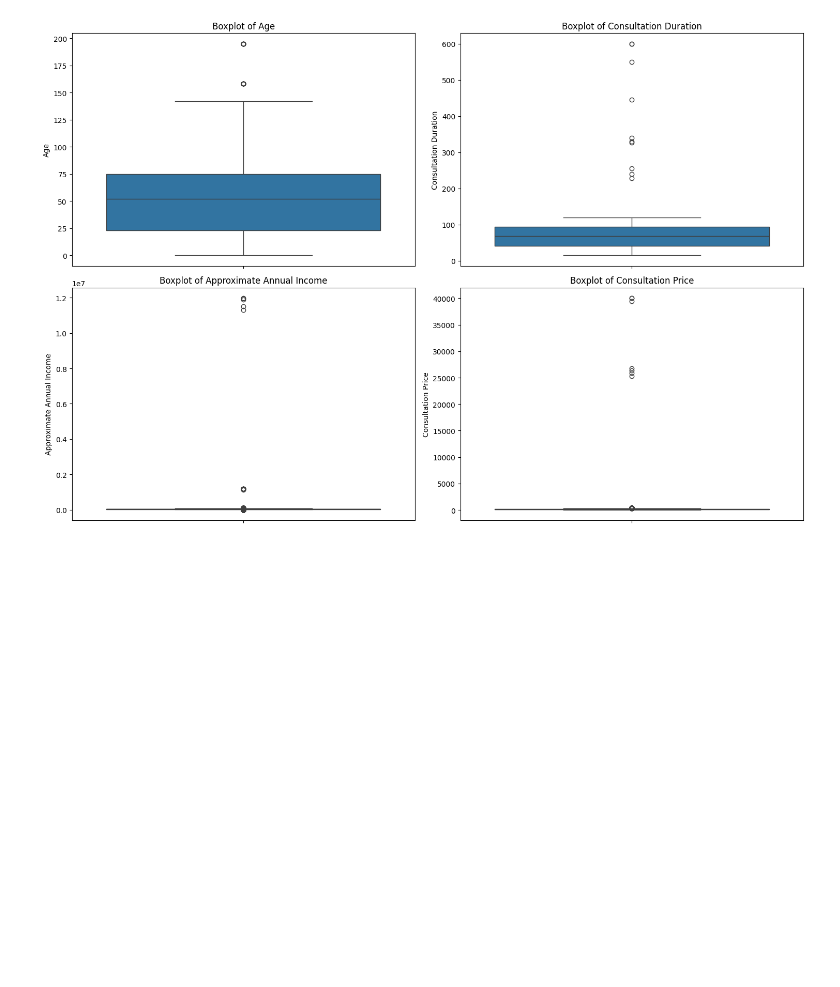
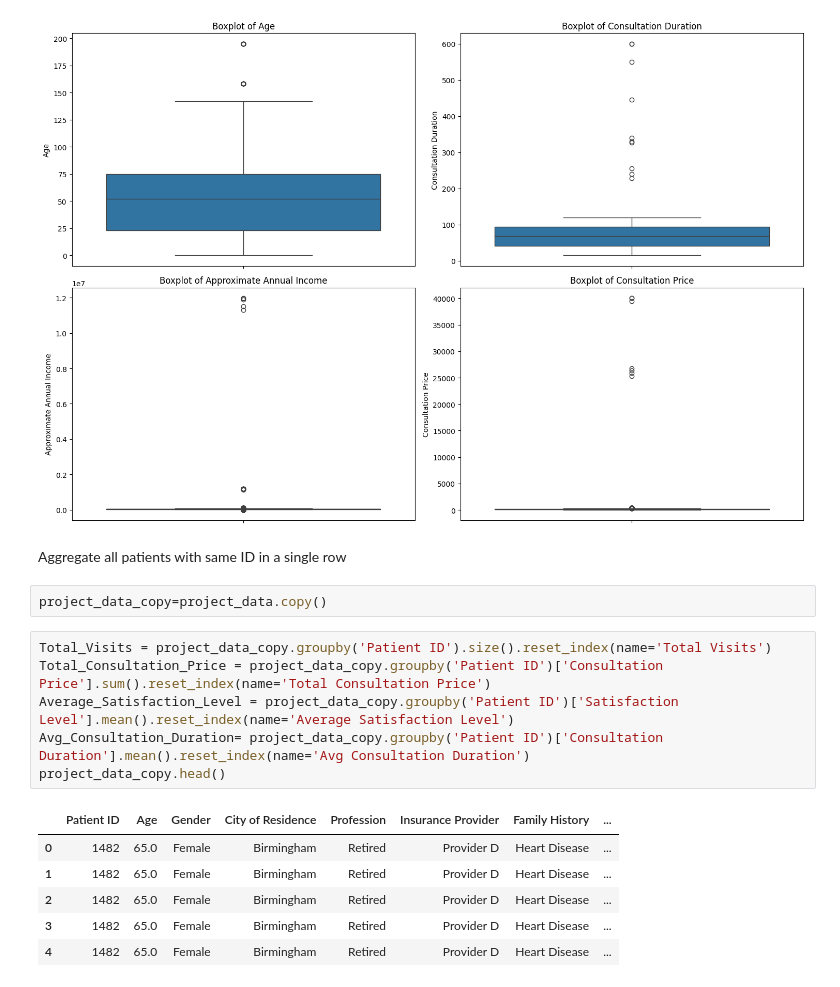
Before and after one commit to gugaffranco/datapreprocessing, a Jupyter notebook: G08 - Code.ipynb, the cells around one changed output. Cells and saved outputs as stored; diff of their text form; blank space fills up the shorter version.

```diff
--- a/G08 - Code.ipynb
+++ b/G08 - Code.ipynb
@@ -290,3 +290,20 @@ plt.tight_layout()
 plt.show()
 # %% [output]
 [figure]
+# %% [markdown]
+Aggregate all patients with same ID in a single row
+# %%
+project_data_copy=project_data.copy()
+# %%
+Total_Visits = project_data_copy.groupby('Patient ID').size().reset_index(name='Total Visits')
+Total_Consultation_Price = project_data_copy.groupby('Patient ID')['Consultation Price'].sum().reset_index(name='Total Consultation Price')
+Average_Satisfaction_Level = project_data_copy.groupby('Patient ID')['Satisfaction Level'].mean().reset_index(name='Average Satisfaction Level')
+Avg_Consultation_Duration= project_data_copy.groupby('Patient ID')['Consultation Duration'].mean().reset_index(name='Avg Consultation Duration')
+project_data_copy.head()
+# %% [output]
+|  | Patient ID | Age | Gender | City of Residence | Profession | Insurance Provider | Family History | ... |
+| 0 | 1482 | 65.0 | Female | Birmingham | Retired | Provider D | Heart Disease | ... |
+| 1 | 1482 | 65.0 | Female | Birmingham | Retired | Provider D | Heart Disease | ... |
+| 2 | 1482 | 65.0 | Female | Birmingham | Retired | Provider D | Heart Disease | ... |
+| 3 | 1482 | 65.0 | Female | Birmingham | Retired | Provider D | Heart Disease | ... |
+| 4 | 1482 | 65.0 | Female | Birmingham | Retired | Provider D | Heart Disease | ... |
```
Also changed, not shown: parts of 3 cells of this notebook.
